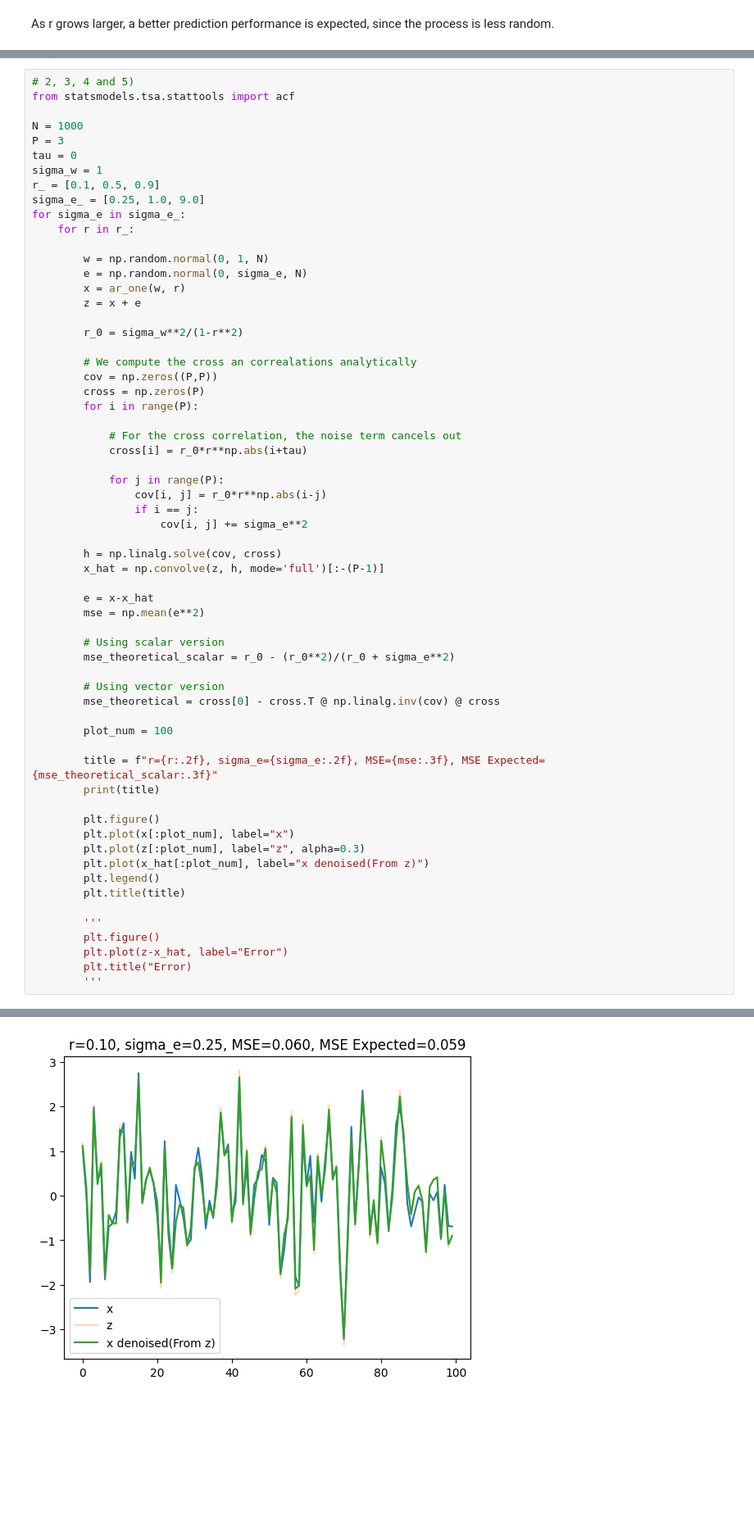
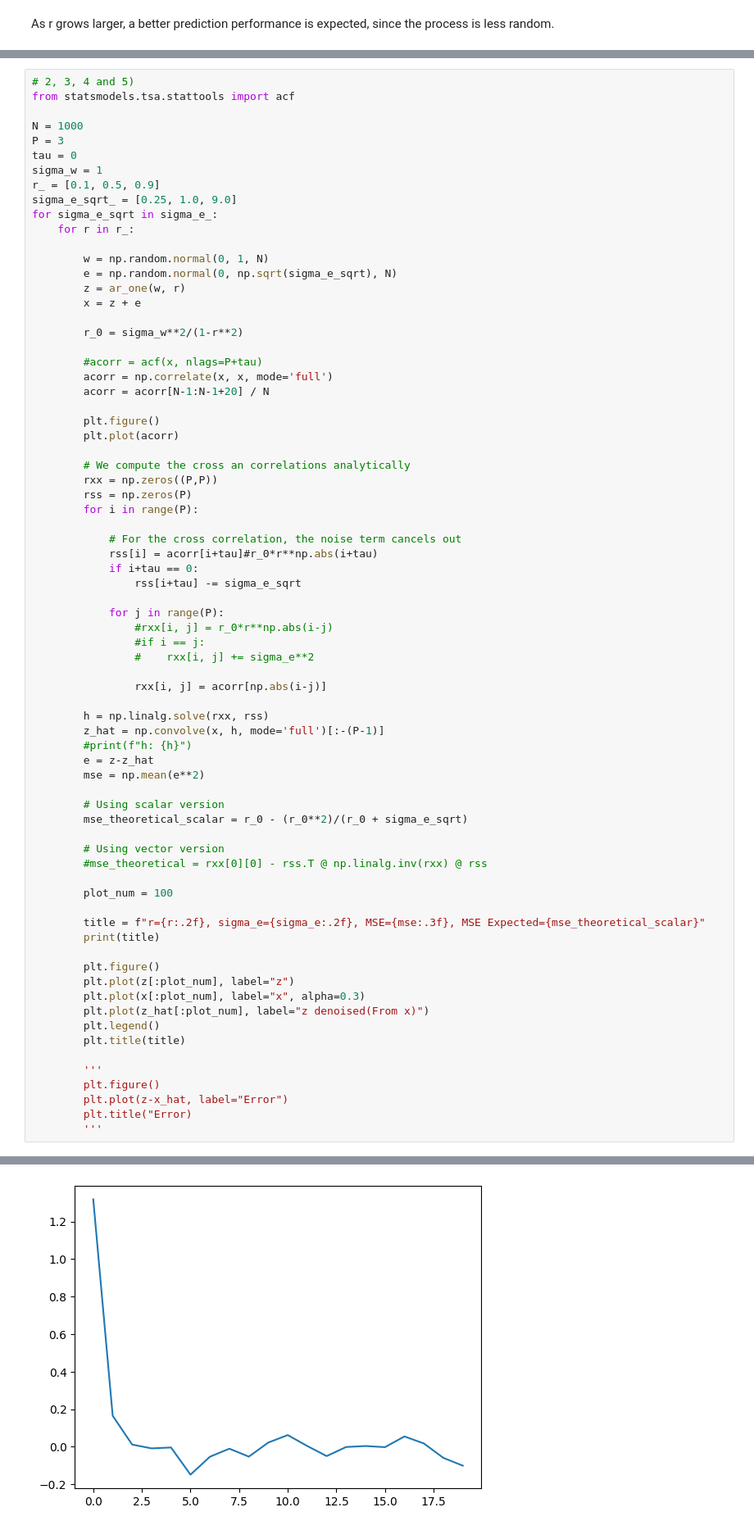
Before and after one commit to asmusbhansen/E25_stochastic_signal_processing, a Jupyter notebook: notebooks/Lecture10.ipynb, the cells around one changed output, grey strips where cells are left out. Shown at 82% size. Drawn from its saved outputs; the diff is of its cells as text; blank space fills up the shorter version.

```diff
--- a/notebooks/Lecture10.ipynb
+++ b/notebooks/Lecture10.ipynb
@@ -335,51 +343,62 @@ P = 3
 tau = 0
 sigma_w = 1
 r_ = [0.1, 0.5, 0.9]
-sigma_e_ = [0.25, 1.0, 9.0]
-for sigma_e in sigma_e_:
+sigma_e_sqrt_ = [0.25, 1.0, 9.0]
+for sigma_e_sqrt in sigma_e_:
     for r in r_:
 
         w = np.random.normal(0, 1, N)
-        e = np.random.normal(0, sigma_e, N)
-        x = ar_one(w, r)
-        z = x + e
+        e = np.random.normal(0, np.sqrt(sigma_e_sqrt), N)
+        z = ar_one(w, r)
+        x = z + e
 
         r_0 = sigma_w**2/(1-r**2)
 
-        # We compute the cross an correalations analytically
-        cov = np.zeros((P,P))
-        cross = np.zeros(P)
+        #acorr = acf(x, nlags=P+tau)
+        acorr = np.correlate(x, x, mode='full')
+        acorr = acorr[N-1:N-1+20] / N
+
+        plt.figure()
+        plt.plot(acorr)
+
+        # We compute the cross an correlations analytically
+        rxx = np.zeros((P,P))
+        rss = np.zeros(P)
         for i in range(P):
 
             # For the cross correlation, the noise term cancels out
-            cross[i] = r_0*r**np.abs(i+tau)
+            rss[i] = acorr[i+tau]#r_0*r**np.abs(i+tau)
+            if i+tau == 0:
+                rss[i+tau] -= sigma_e_sqrt
 
             for j in range(P):
-                cov[i, j] = r_0*r**np.abs(i-j)
-                if i == j:
-                    cov[i, j] += sigma_e**2
+                #rxx[i, j] = r_0*r**np.abs(i-j)
+                #if i == j:
+                #    rxx[i, j] += sigma_e**2
 
-        h = np.linalg.solve(cov, cross)
-        x_hat = np.convolve(z, h, mode='full')[:-(P-1)]
+                rxx[i, j] = acorr[np.abs(i-j)]
 
-        e = x-x_hat
+        h = np.linalg.solve(rxx, rss)
+        z_hat = np.convolve(x, h, mode='full')[:-(P-1)]
+        #print(f"h: {h}")
+        e = z-z_hat
         mse = np.mean(e**2)
 
         # Using scalar version
-        mse_theoretical_scalar = r_0 - (r_0**2)/(r_0 + sigma_e**2)
+        mse_theoretical_scalar = r_0 - (r_0**2)/(r_0 + sigma_e_sqrt)
 
         # Using vector version
-        mse_theoretical = cross[0] - cross.T @ np.linalg.inv(cov) @ cross
+        #mse_theoretical = rxx[0][0] - rss.T @ np.linalg.inv(rxx) @ rss
 
         plot_num = 100
 
-        title = f"r={r:.2f}, sigma_e={sigma_e:.2f}, MSE={mse:.3f}, MSE Expected={mse_theoretical_scalar:.3f}"
+        title = f"r={r:.2f}, sigma_e={sigma_e:.2f}, MSE={mse:.3f}, MSE Expected={mse_theoretical_scalar}"
         print(title)
 
         plt.figure()
-        plt.plot(x[:plot_num], label="x")
-        plt.plot(z[:plot_num], label="z", alpha=0.3)
-        plt.plot(x_hat[:plot_num], label="x denoised(From z)")
+        plt.plot(z[:plot_num], label="z")
+        plt.plot(x[:plot_num], label="x", alpha=0.3)
+        plt.plot(z_hat[:plot_num], label="z denoised(From x)")
         plt.legend()
         plt.title(title)
 
@@ -401 +420 @@ r=0.90, sigma_e=9.00, MSE=4.817, MSE Expected=4.942
-[figure, old version]
+[figure, new version]
```
Also changed, not shown: parts of 2 cells of this notebook.
